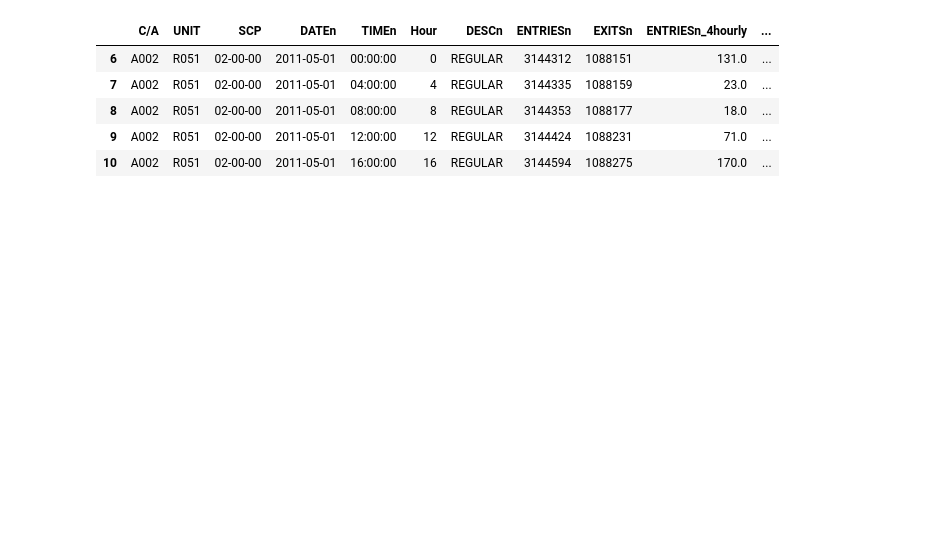
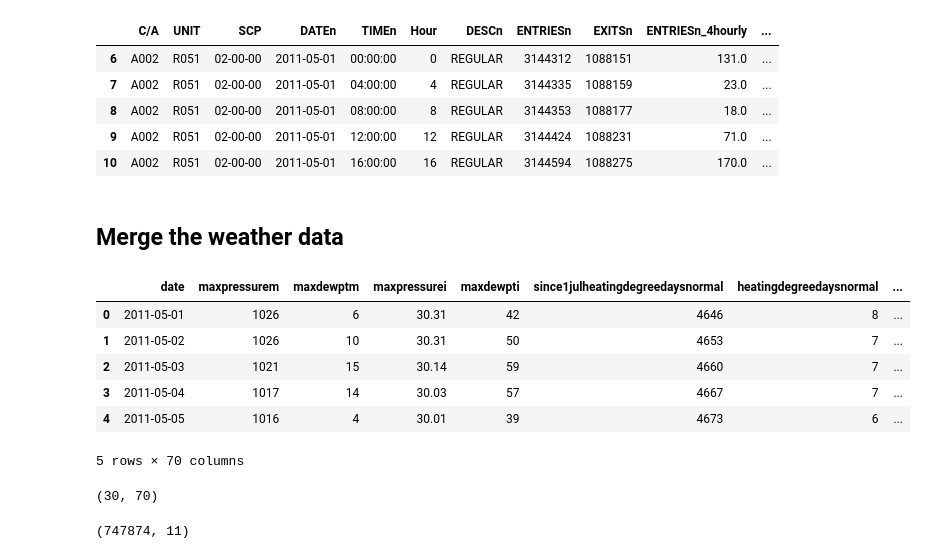
Before and after one commit to sushant2811/NYCsubwayData, a Jupyter notebook: NYCsubwayData.ipynb, the cells around one changed output. Drawn from its saved outputs; the diff is of its cells as text; code cells hidden in the pictures; blank space fills up the shorter version.

```diff
--- a/NYCsubwayData.ipynb
+++ b/NYCsubwayData.ipynb
@@ -306,3 +334,25 @@ turnstile_df_reg.head(5)
 | 8 | A002 | R051 | 02-00-00 | 2011-05-01 | 08:00:00 | 8 | REGULAR | 3144353 | 1088177 | 18.0 | ... |
 | 9 | A002 | R051 | 02-00-00 | 2011-05-01 | 12:00:00 | 12 | REGULAR | 3144424 | 1088231 | 71.0 | ... |
 | 10 | A002 | R051 | 02-00-00 | 2011-05-01 | 16:00:00 | 16 | REGULAR | 3144594 | 1088275 | 170.0 | ... |
+# %% [markdown]
+## Merge the weather data
+# %%
+weather_df = pd.read_csv('./data/weather-underground.csv')
+# %%
+weather_df.head()
+# %% [output]
+|  | date | maxpressurem | maxdewptm | maxpressurei | maxdewpti | since1julheatingdegreedaysnormal | heatingdegreedaysnormal | ... |
+| 0 | 2011-05-01 | 1026 | 6 | 30.31 | 42 | 4646 | 8 | ... |
+| 1 | 2011-05-02 | 1026 | 10 | 30.31 | 50 | 4653 | 7 | ... |
+| 2 | 2011-05-03 | 1021 | 15 | 30.14 | 59 | 4660 | 7 | ... |
+| 3 | 2011-05-04 | 1017 | 14 | 30.03 | 57 | 4667 | 7 | ... |
+| 4 | 2011-05-05 | 1016 | 4 | 30.01 | 39 | 4673 | 6 | ... |
+5 rows × 70 columns
+# %%
+weather_df.shape
+# %% [output]
+(30, 70)
+# %%
+turnstile_df_reg.shape
+# %% [output]
+(747874, 11)
```
Also changed, not shown: parts of 14 cells of this notebook.
